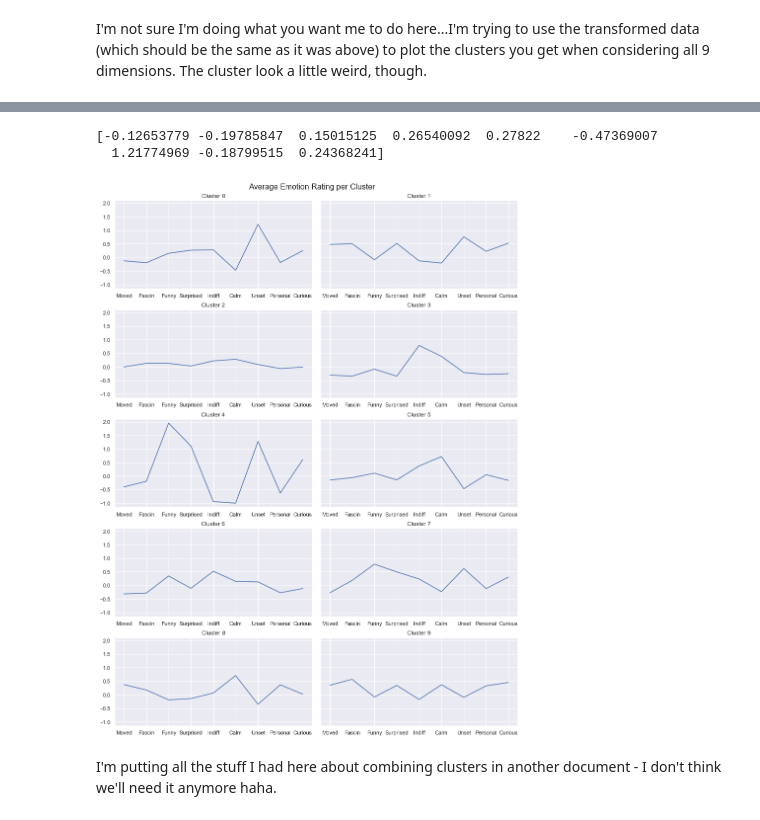
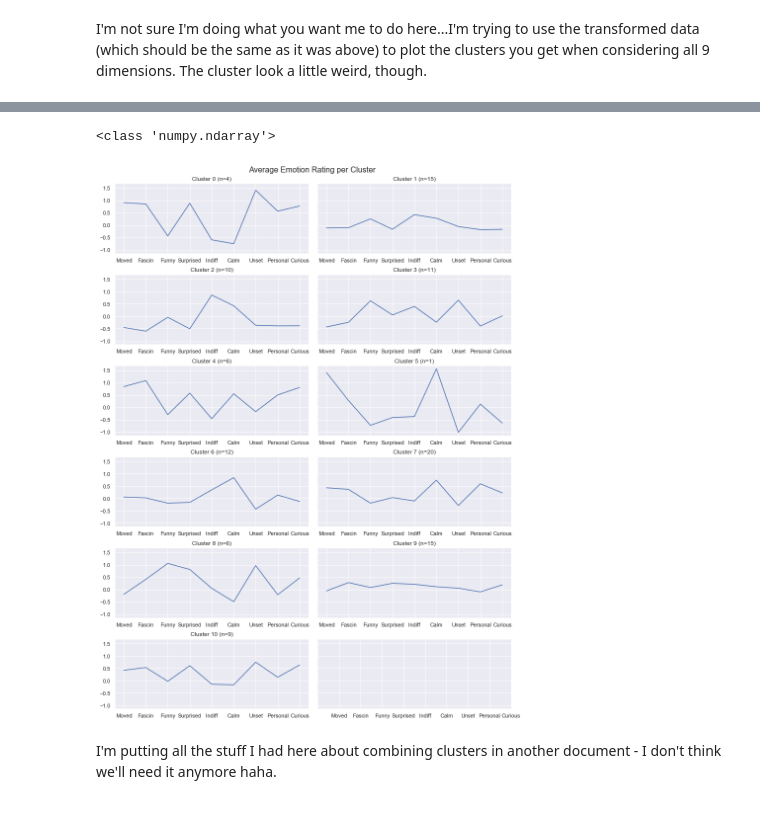
Before and after one commit to roberttwomey/art-and-empathy, a Jupyter notebook: sdma_clustering.ipynb, the cells around one changed output, grey strips where cells are left out. Saved outputs shown, nothing was run; the diff lists cells and outputs as text; code cells hidden in the pictures.

```diff
--- a/sdma_clustering.ipynb
+++ b/sdma_clustering.ipynb
@@ -169,7 +185,7 @@ aveEmotions
 varsPerPainting = np.zeros(109)
 
 for i in range(0,109):
-    varsPerPainting[i] = np.nanvar(standardRating[i,:,:])
+    varsPerPainting[i] = np.nanvar(standardRating[i,1:10,:])
 
 varsPerPainting = pd.DataFrame(data=varsPerPainting, columns=['Universal Var'])
 varsPerPainting
@@ -189,13 +205,14 @@ varsPerPainting
 109 rows × 1 columns
 # %%
 #create matrix of variance scores for each emotional dimension per painting
-varsPerEmotion = np.zeros((109, 9))
+varsPerEmotionCopy = standardRating.copy()
+varsPerEmotion = varsPerEmotionCopy[:,:,1]
 
 for i in range(0,109):
-    for j in range(0,9):
-        varsPerEmotion[i, j] = np.nanvar(standardRating[i,j,:])
+    for j in range(1,10):
+        varsPerEmotion[i,j] = np.nanvar(varsPerEmotionCopy[i,j,:])
 
-varCols = ['Moved Var','Fascin Var','Funny Var','Surp Var','Indiff Var','Unset Var','Calm Var','Personal Var','Curious Var']
+varCols = ['ID','Moved Var','Fascin Var','Funny Var','Surp Var','Indiff Var','Unset Var','Calm Var','Personal Var','Curious Var']
 varsPerEmotion = pd.DataFrame(data=varsPerEmotion, columns=varCols)
 #adding the total variance because I can
 varsPerEmotion = varsPerEmotion.join(varsPerPainting)
@@ -210,8 +227,8 @@ varsPerEmotion.head()
 # %%
 #create aveEmotions copy without ID column to be used for clustering
 
-#<--don't think we need this anymore cuz it's already an np array now
-#X = np.delete(X, 0, axis=1)
-X = aveEmotions.to_numpy()
+X = aveEmotions.drop(['ID'],axis=1)
+X = X.to_numpy()
+
 #X = np.delete(aveEmotions, 0, axis=1) # <-- can't remember what this does but it was there last time so.....
 #print(X[:10]) # first ten rows
@@ -341,7 +372,7 @@ clusterCountAfter
 def addColAverage(whichCluster,clusterNum):
     cluster = aveEmotions[(aveEmotions[whichCluster] == clusterNum)] #grabs paintings in a cluster
     means = cluster.mean() #col means
-    means = means.drop(labels = ["ClusterAfter","ClusterBefore","ClusterKMeans"]) #drop Cluster labels
+    means = means.drop(labels = ["ID","ClusterAfter","ClusterBefore","ClusterKMeans"]) #drop Cluster labels
     means = means.to_numpy() #converts series to numpy array
 
     return means
@@ -447,33 +472,33 @@ clusterCountBefore
 # %%
 #plt.plot(ratings, np.array(addColAverage("ClusterBefore",0)))
-print(addColAverage("ClusterBefore",0))
+print(type(addColAverage("ClusterBefore",0)))
 # %% [output]
-[-0.12653779 -0.19785847  0.15015125  0.26540092  0.27822    -0.47369007
-  1.21774969 -0.18799515  0.24368241]
+<class 'numpy.ndarray'>
 # %%
 # plot the emotion averages of each cluster
 
-fig, axes= plt.subplots(nrows=5, ncols=2, sharey = True, figsize=(12,16))
+fig, axes= plt.subplots(nrows=6, ncols=2, sharey = True, figsize=(12,16))
 
 plt.setp(axes, xticks=[1,2,3,4,5,6,7,8,9], xticklabels=["Moved","Fascin","Funny","Surprised",
                                                         "Indiff","Calm","Unset","Personal","Curious"]) #adds tick marks for each emotion category
 fig.suptitle("Average Emotion Rating per Cluster", size=16)
 
 k = 0
-for i in range(0,5):
+for i in range(0,6):
     for j in range(0,2):
-        axes[i,j].plot(ratings, addColAverage("ClusterBefore",k))
-        axes[i,j].set_title('Cluster {number}'.format(number = k))
-        k = k+1
+        if k<n_clusters_2:
+            axes[i,j].plot(ratings, addColAverage("ClusterBefore",k))
+            axes[i,j].set_title('Cluster {number} (n={amount})'.format(number = k, amount=clusterCountBefore.numItems[k]))
+            k = k+1
 
 plt.tight_layout()
 fig.subplots_adjust(top=0.95)
 
 plt.show()
 
-#fig.savefig('cluster-averages-linegraph.png')
+fig.savefig('cluster-averages-linegraph.png')
 # %% [output]
-[figure, old version]
+[figure, new version]
 # %% [markdown]
 I'm putting all the stuff I had here about combining clusters in another document - I don't think we'll need it anymore haha.
 # %% [markdown]
```
Also changed, not shown: parts of 31 cells of this notebook.
